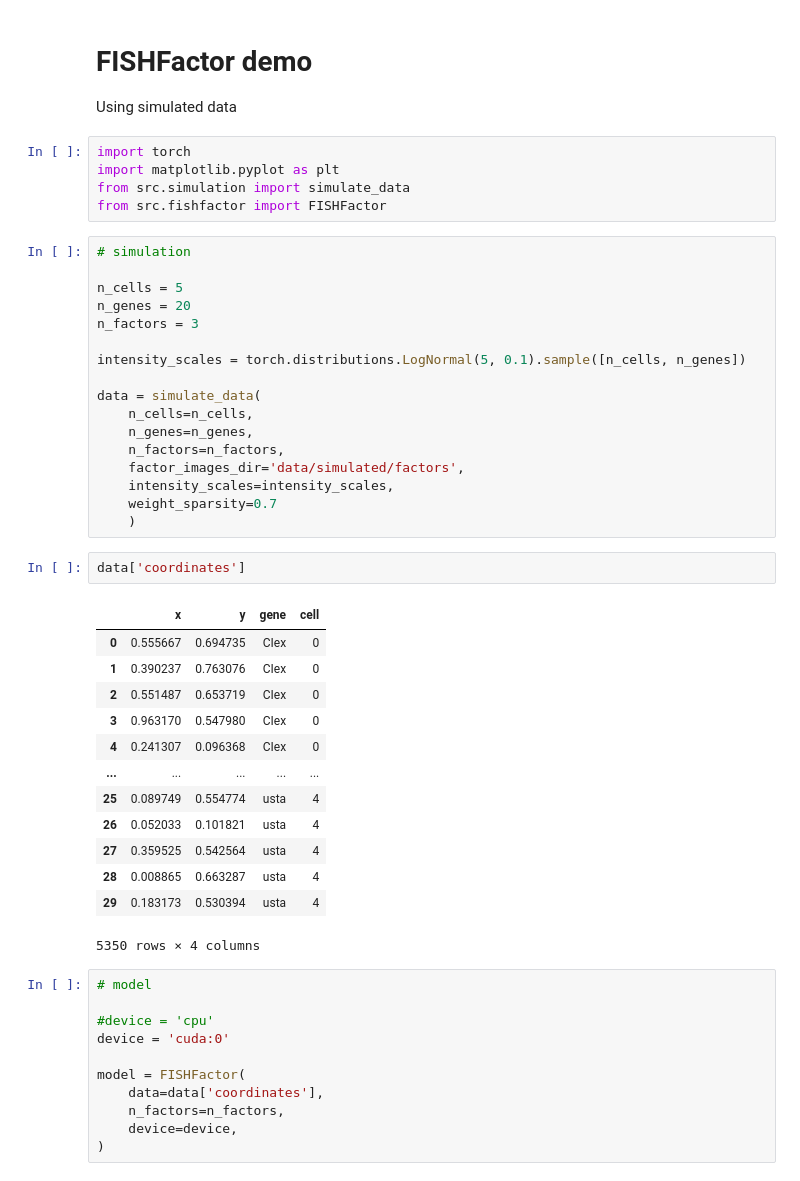
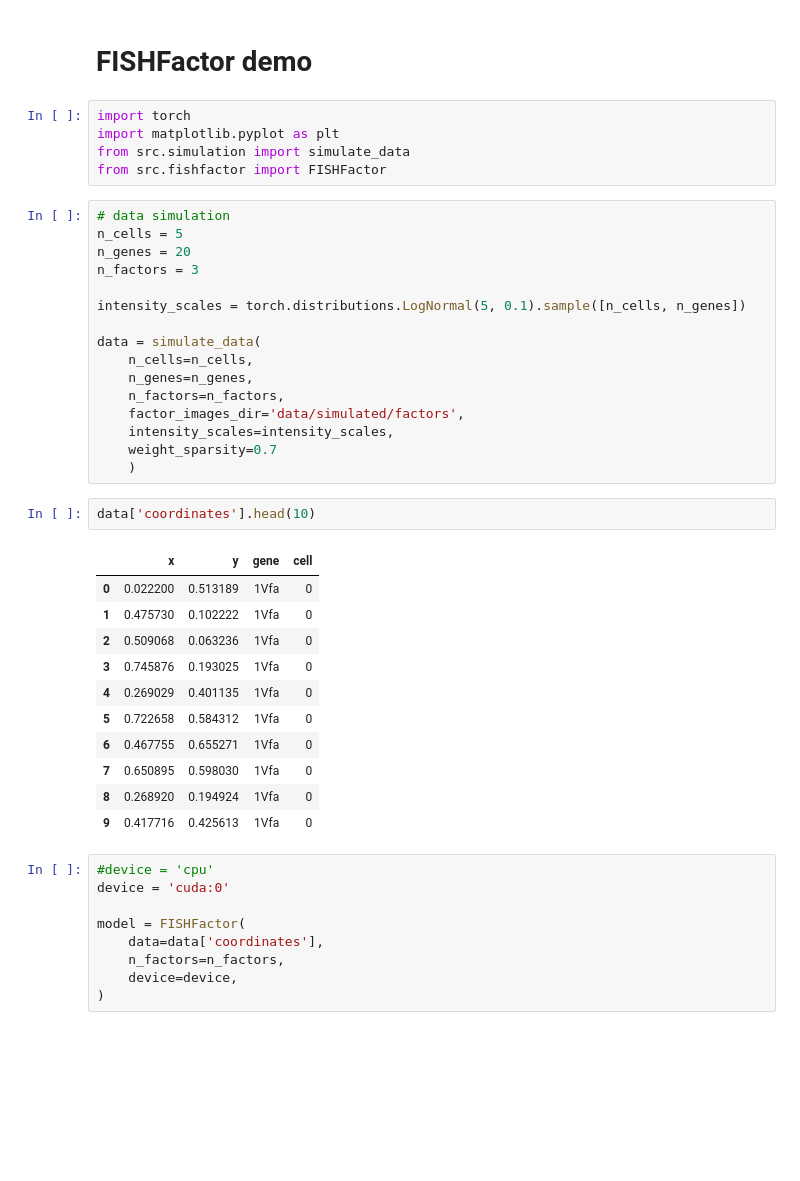
Before and after one commit to bioFAM/FISHFactor, a Jupyter notebook: fishfactor_demo.ipynb, the cells around one changed output. Saved outputs shown, nothing was run; the diff lists cells and outputs as text; blank space fills up the shorter version.

```diff
--- a/fishfactor_demo.ipynb
+++ b/fishfactor_demo.ipynb
@@ -1,15 +1,12 @@
 # %% [markdown]
 # FISHFactor demo
-
-Using simulated data
 # %%
 import torch
 import matplotlib.pyplot as plt
 from src.simulation import simulate_data
 from src.fishfactor import FISHFactor
 # %%
-# simulation
-
+# data simulation
 n_cells = 5
 n_genes = 20
 n_factors = 3
@@ -25,24 +22,20 @@ data = simulate_data(
     weight_sparsity=0.7
     )
 # %%
-data['coordinates']
+data['coordinates'].head(10)
 # %% [output]
 |  | x | y | gene | cell |
-| 0 | 0.555667 | 0.694735 | CIex | 0 |
-| 1 | 0.390237 | 0.763076 | CIex | 0 |
-| 2 | 0.551487 | 0.653719 | CIex | 0 |
-| 3 | 0.963170 | 0.547980 | CIex | 0 |
-| 4 | 0.241307 | 0.096368 | CIex | 0 |
-| ... | ... | ... | ... | ... |
-| 25 | 0.089749 | 0.554774 | usta | 4 |
-| 26 | 0.052033 | 0.101821 | usta | 4 |
-| 27 | 0.359525 | 0.542564 | usta | 4 |
-| 28 | 0.008865 | 0.663287 | usta | 4 |
-| 29 | 0.183173 | 0.530394 | usta | 4 |
+| 0 | 0.022200 | 0.513189 | 1Vfa | 0 |
+| 1 | 0.475730 | 0.102222 | 1Vfa | 0 |
+| 2 | 0.509068 | 0.063236 | 1Vfa | 0 |
+| 3 | 0.745876 | 0.193025 | 1Vfa | 0 |
+| 4 | 0.269029 | 0.401135 | 1Vfa | 0 |
+| 5 | 0.722658 | 0.584312 | 1Vfa | 0 |
+| 6 | 0.467755 | 0.655271 | 1Vfa | 0 |
+| 7 | 0.650895 | 0.598030 | 1Vfa | 0 |
+| 8 | 0.268920 | 0.194924 | 1Vfa | 0 |
+| 9 | 0.417716 | 0.425613 | 1Vfa | 0 |
-5350 rows × 4 columns
 # %%
-# model
-
 #device = 'cpu'
 device = 'cuda:0'
 
```
Also changed, not shown: parts of 6 cells of this notebook, 58 other files.
